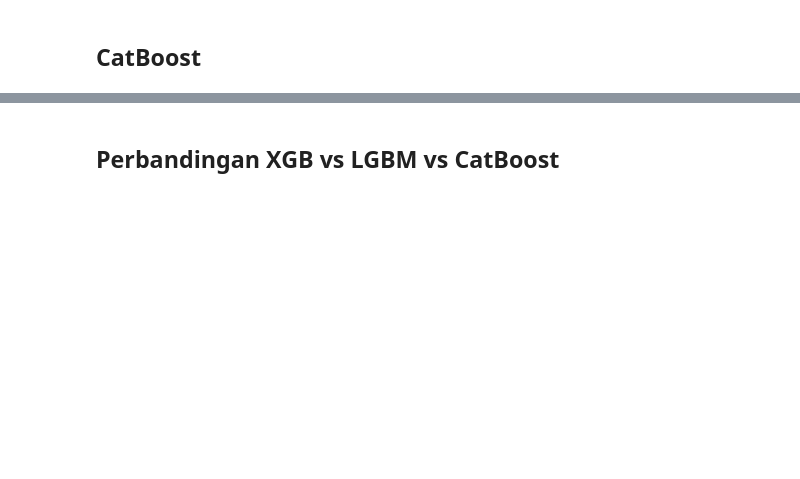
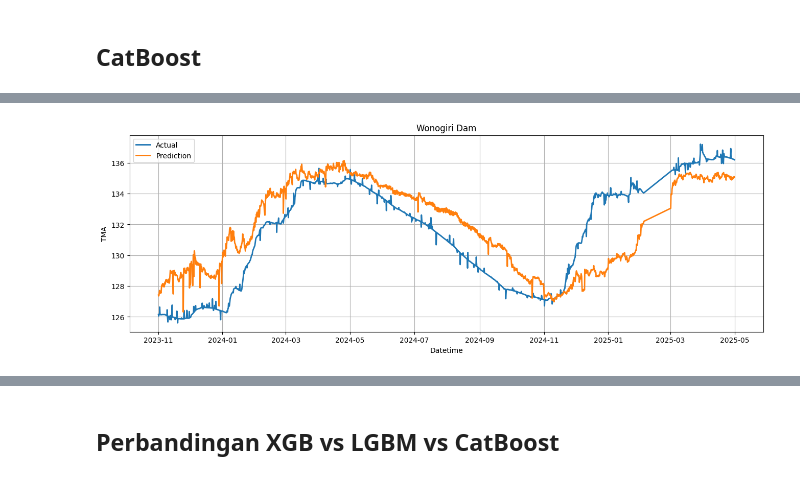
Before and after one commit to LeonArif/SSDS_Dikeri-Leon, a Jupyter notebook: leon/main3.ipynb, the cells around one changed output, grey strips where cells are left out. Saved outputs shown, nothing was run; the diff lists cells and outputs as text; code cells hidden in the pictures; blank space fills up the shorter version.

```diff
--- a/leon/main3.ipynb
+++ b/leon/main3.ipynb
@@ -749,0 +895,30 @@ RMSE CV rata-rata: 1.3174 +/- 0.1400
+# %%
+station = "Wonogiri Dam"
+
+plot_df = pred_df[pred_df["nama_pos"] == station].sort_values("datetime")
+
+plt.figure(figsize=(16,5))
+
+plt.plot(
+    plot_df["datetime"],
+    plot_df["tma_mdpl"],
+    label="Actual",
+    linewidth=2
+)
+
+plt.plot(
+    plot_df["datetime"],
+    plot_df["pred"],
+    label="Prediction",
+    linewidth=2
+)
+
+plt.title(station)
+plt.xlabel("Datetime")
+plt.ylabel("TMA")
+plt.legend()
+plt.grid(True)
+
+plt.show()
+# %% [output]
+[figure, added]
```
Also changed, not shown: parts of 39 cells of this notebook, 2 other files.
